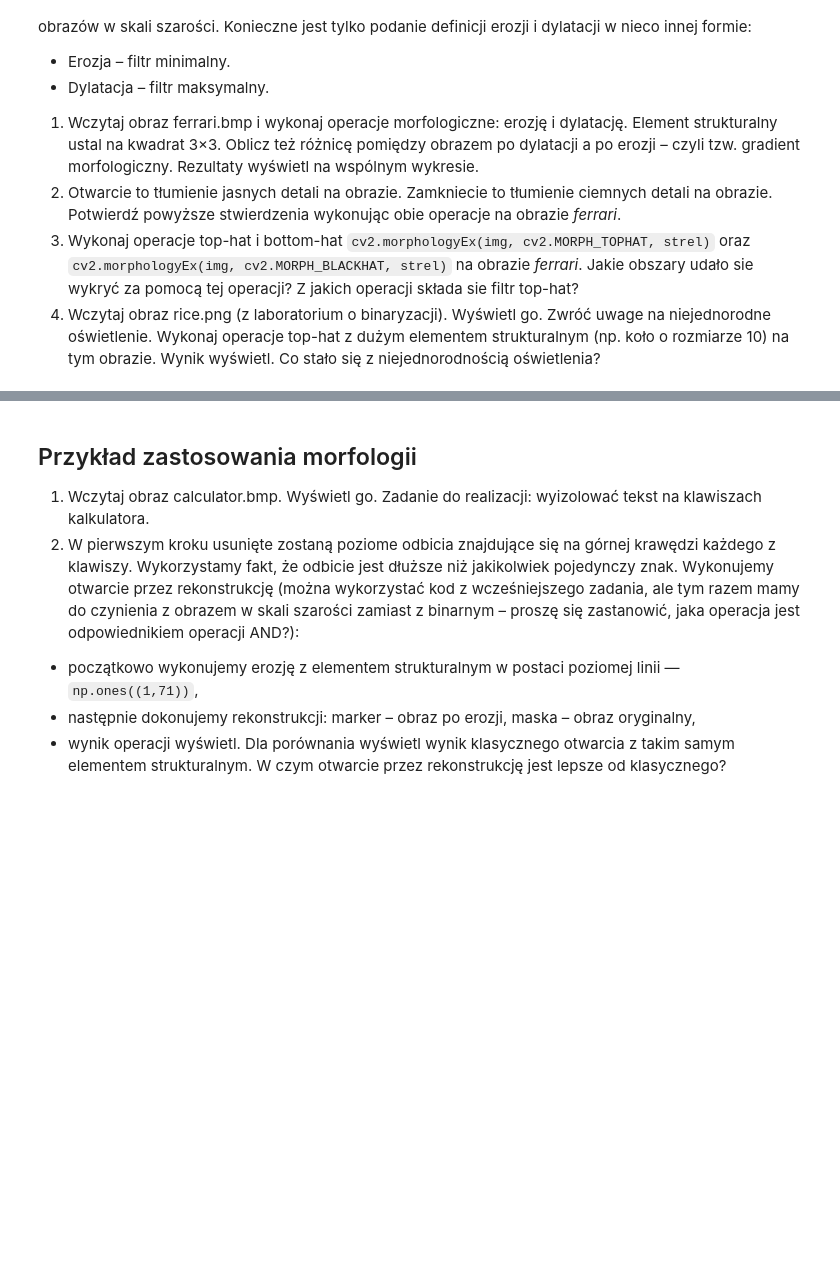
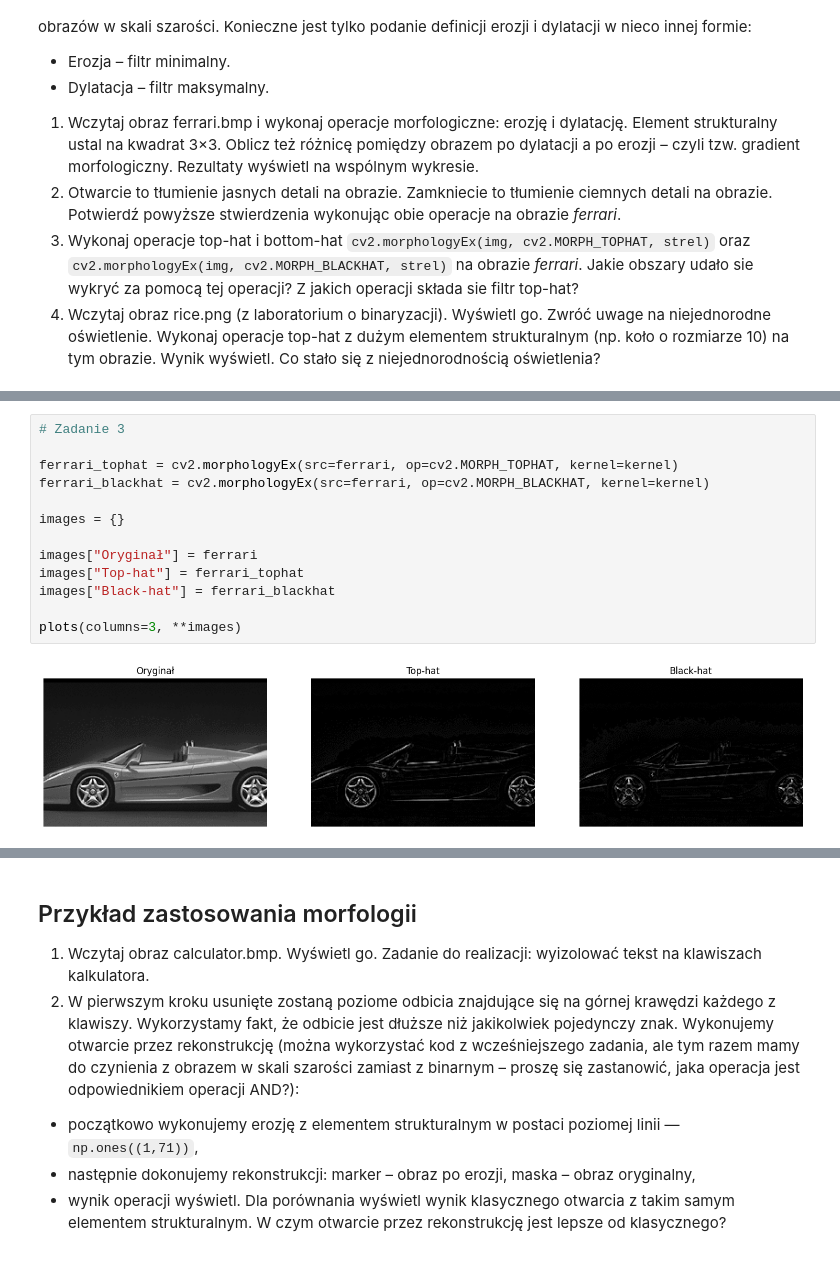
Before and after one commit to DziqG2NK/Wstep-do-cyfrowego-przetwarzania-obrazow, a Jupyter notebook: zajecia_7/10_morphology.ipynb, the cells around one changed output, grey strips where cells are left out. Cells and saved outputs as stored; diff of their text form; blank space fills up the shorter version.

```diff
--- a/zajecia_7/10_morphology.ipynb
+++ b/zajecia_7/10_morphology.ipynb
@@ -356,0 +394,15 @@ Wszystkie dotychczasowe operacje (oprócz transformacji trafi, nie trafi) mają
+# %%
+# Zadanie 3
+
+ferrari_tophat = cv2.morphologyEx(src=ferrari, op=cv2.MORPH_TOPHAT, kernel=kernel)
+ferrari_blackhat = cv2.morphologyEx(src=ferrari, op=cv2.MORPH_BLACKHAT, kernel=kernel)
+
+images = {}
+
+images["Oryginał"] = ferrari
+images["Top-hat"] = ferrari_tophat
+images["Black-hat"] = ferrari_blackhat
+
+plots(columns=3, **images)
+# %% [output]
+[figure, added]
```
Also changed, not shown: parts of 3 cells of this notebook.
